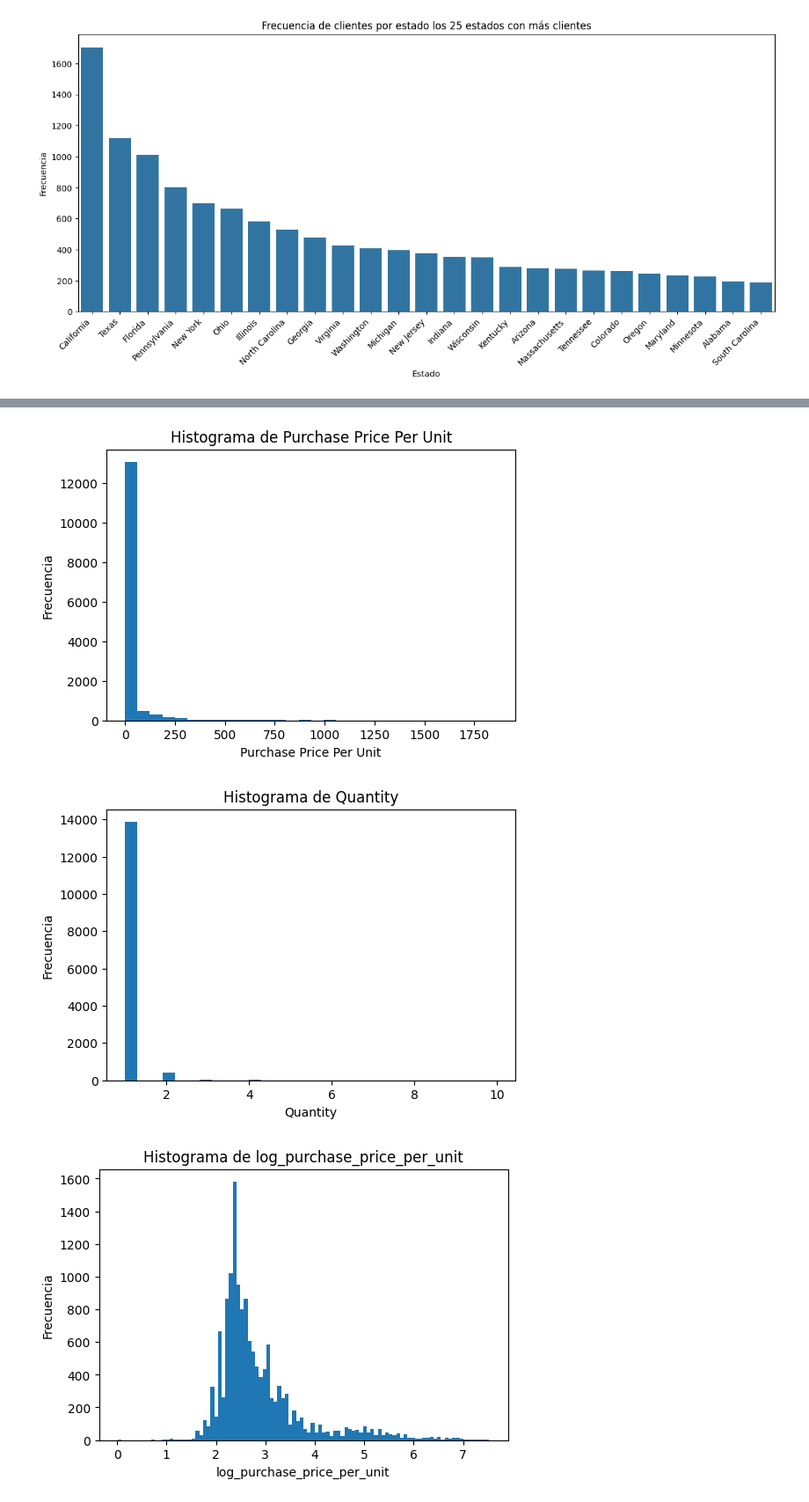
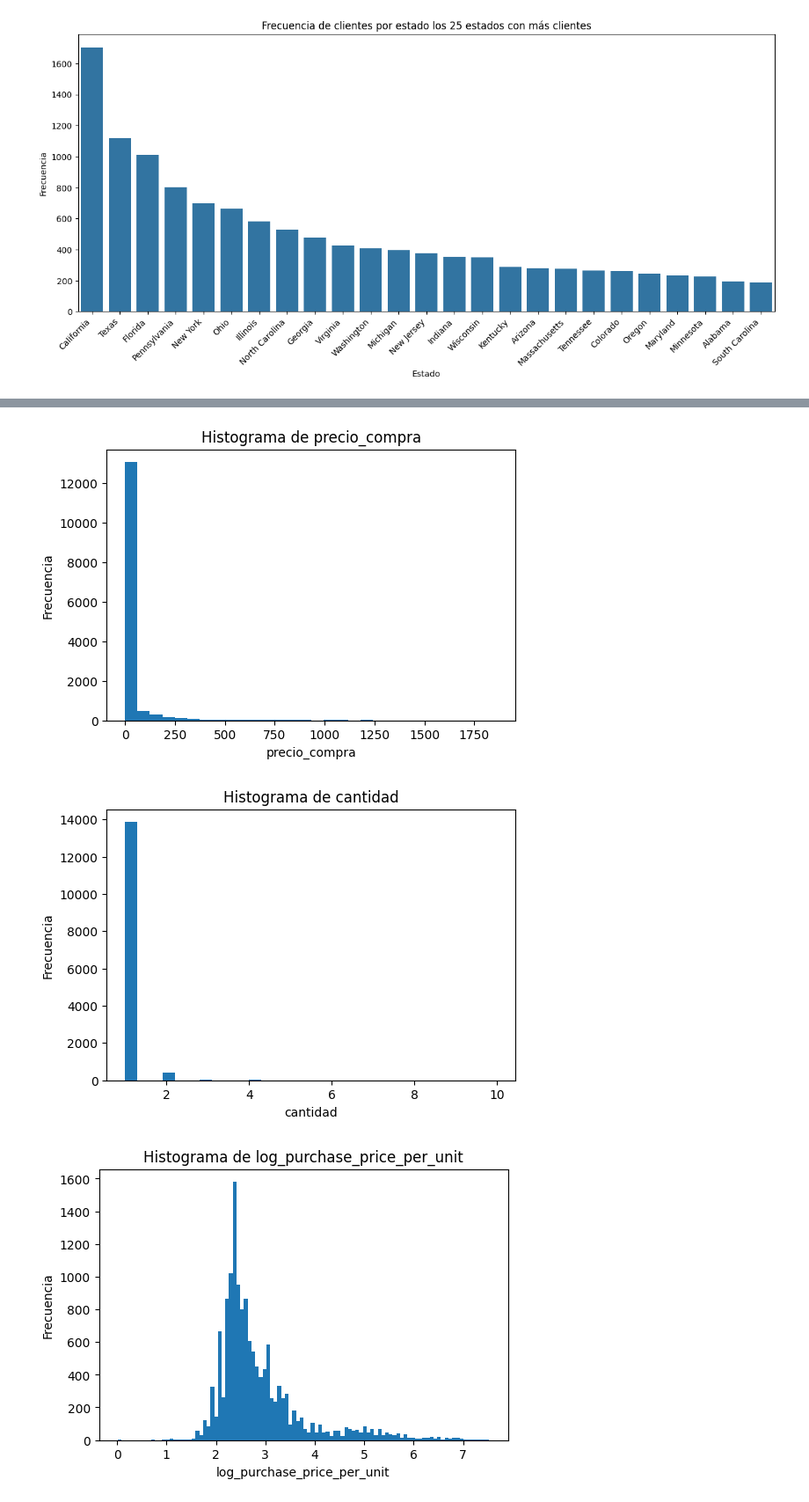
Before and after one commit to Th-msc-data-2026-ujav/Segmentacion-de-clientes-Samsung-SioW-SoW-y-Pow, a Jupyter notebook: segmentacion de clientes/segmentacion_clientes.ipynb, the cells around one changed output, grey strips where cells are left out. Shown at 88% size. Drawn from its saved outputs; the diff is of its cells as text; code cells hidden in the pictures.

```diff
--- a/segmentacion de clientes/segmentacion_clientes.ipynb
+++ b/segmentacion de clientes/segmentacion_clientes.ipynb
@@ -889,16 +894,23 @@ plt.show()
 # %%
 cols = ["Purchase Price Per Unit", "Quantity"]
 
+nombres = {
+    "Purchase Price Per Unit": "precio_compra",
+    "Quantity": "cantidad"
+}
+
 for col in cols:
+    nombre_col = nombres[col]
+
     plt.figure(figsize=(6, 4))
     plt.hist(purchases_samsung[col].dropna(), bins=30)
-    plt.title(f"Histograma de {col}")
-    plt.xlabel(col)
+    plt.title(f"Histograma de {nombre_col}")
+    plt.xlabel(nombre_col)
     plt.ylabel("Frecuencia")
     plt.show()
 # %% [output]
-[figure, old version]
+[figure, new version]
-[figure, old version]
+[figure, new version]
 # %%
 purchases_samsung["log_purchase_price_per_unit"] = np.log1p(
     purchases_samsung["Purchase Price Per Unit"]
```
Also changed, not shown: parts of 1 cell of this notebook, 14 other files.
